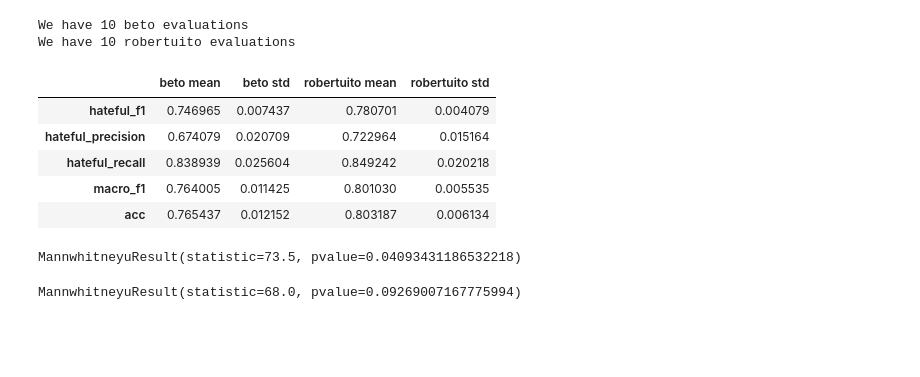
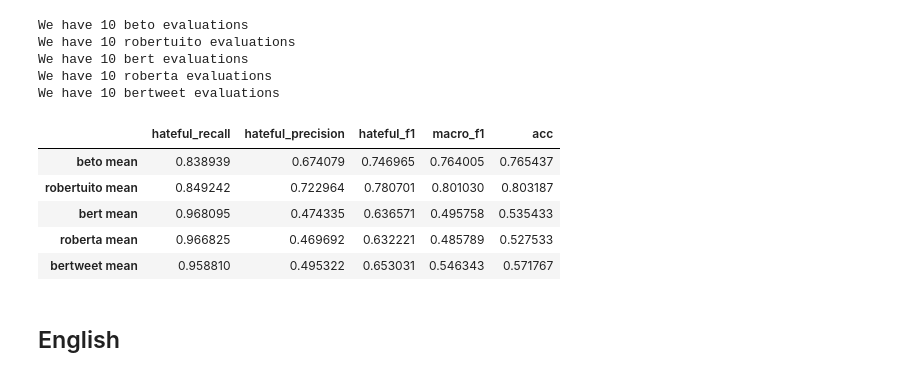
Before and after one commit to pysentimiento/pysentimiento, a Jupyter notebook: notebooks/hate_speech/Results - Task A.ipynb, the cells around one changed output. Cells and saved outputs as stored; diff of their text form; code cells hidden in the pictures; blank space fills up the shorter version.

Commit message:
Add Task A results

```diff
--- a/notebooks/hate_speech/Results - Task A.ipynb
+++ b/notebooks/hate_speech/Results - Task A.ipynb
@@ -13,6 +13,9 @@ evaluations = {
 for model_name, path in [
     ('beto', '../../evaluations/hate_speech/task_a/beto.json'),
     ('robertuito', '../../evaluations/hate_speech/task_a/robertuito.json'),
+    ('bert', '../../evaluations/hate_speech/task_a/bert.json'),
+    ('roberta', '../../evaluations/hate_speech/task_a/roberta.json'),
+    ('bertweet', '../../evaluations/hate_speech/task_a/bertweet.json'),
     ]:
     with open(path) as f:
         evaluations[model_name] = json.load(f)
@@ -22,57 +25,46 @@ for key, evals in evaluations.items():
     print(f"We have {len(evals['evaluations']['hate_speech'])} {key} evaluations")
 
 
 
 dfs = []
 for model_name, model_results in evaluations.items():
     model_evaluations = model_results["evaluations"]["hate_speech"]
 
     if not model_evaluations:
         continue
 
     df = pd.DataFrame(model_evaluations)
 
     df.columns = [x.split("_", 1)[1] if "_" in x else x for x in df.columns]
 
     mean_df = pd.DataFrame({
         f"{model_name} mean": df.mean(),
         f"{model_name} std": df.std()
     })
     dfs.append(mean_df)
 
 result_df = pd.concat(dfs, axis=1)
 index = [
+    "hateful_recall",
+    "hateful_precision",
     "hateful_f1",
-    "hateful_precision",
-    "hateful_recall",
     "macro_f1",
     "acc",
 ]
-result_df.loc[index]
+
+columns = ["beto mean", "robertuito mean", "bert mean", "roberta mean", "bertweet mean"]
+result_df.loc[index, columns].T
 # %% [output]
 We have 10 beto evaluations
 We have 10 robertuito evaluations
+We have 10 bert evaluations
+We have 10 roberta evaluations
+We have 10 bertweet evaluations
-|  | beto mean | beto std | robertuito mean | robertuito std |
-| hateful_f1 | 0.746965 | 0.007437 | 0.780701 | 0.004079 |
-| hateful_precision | 0.674079 | 0.020709 | 0.722964 | 0.015164 |
-| hateful_recall | 0.838939 | 0.025604 | 0.849242 | 0.020218 |
-| macro_f1 | 0.764005 | 0.011425 | 0.801030 | 0.005535 |
-| acc | 0.765437 | 0.012152 | 0.803187 | 0.006134 |
+|  | hateful_recall | hateful_precision | hateful_f1 | macro_f1 | acc |
+| beto mean | 0.838939 | 0.674079 | 0.746965 | 0.764005 | 0.765437 |
+| robertuito mean | 0.849242 | 0.722964 | 0.780701 | 0.801030 | 0.803187 |
+| bert mean | 0.968095 | 0.474335 | 0.636571 | 0.495758 | 0.535433 |
+| roberta mean | 0.966825 | 0.469692 | 0.632221 | 0.485789 | 0.527533 |
+| bertweet mean | 0.958810 | 0.495322 | 0.653031 | 0.546343 | 0.571767 |
-# %%
-import scipy.stats
-
-hier_emr = [evaluation["eval_emr"] for evaluation in evaluations["beto-hier"]["evaluations"]["hate_speech"]]
-standard_emr = [evaluation["eval_emr"] for evaluation in evaluations["beto"]["evaluations"]["hate_speech"]]
-
-scipy.stats.mannwhitneyu(hier_emr, standard_emr, alternative="greater")
-# %% [output]
-MannwhitneyuResult(statistic=73.5, pvalue=0.04093431186532218)
-# %%
-import scipy.stats
-
-hier_emr = [evaluation["eval_emr"] for evaluation in evaluations["robertuito-hier-zero"]["evaluations"]["hate_speech"]]
-standard_emr = [evaluation["eval_emr"] for evaluation in evaluations["robertuito"]["evaluations"]["hate_speech"]]
-
-scipy.stats.mannwhitneyu(hier_emr, standard_emr, alternative="greater")
-# %% [output]
-MannwhitneyuResult(statistic=68.0, pvalue=0.09269007167775994)
+# %% [markdown]
+## English
```
Also changed, not shown: parts of 1 cell of this notebook, 28 other files.
